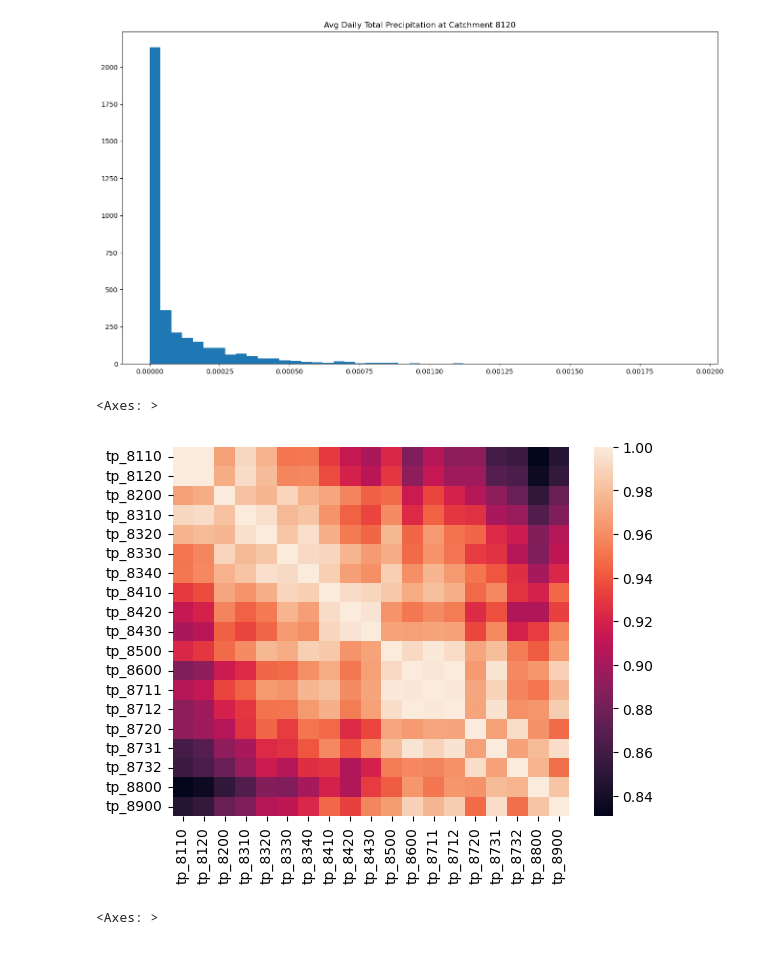
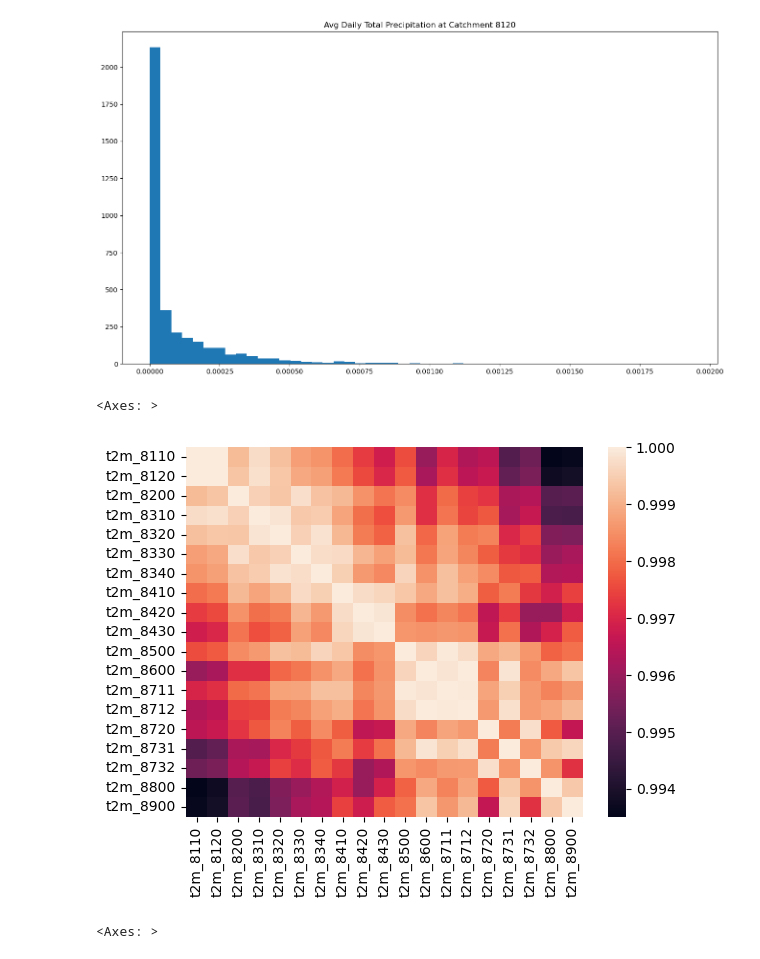
Before and after one commit to henrifnk/Seminar_ClimateNStatistics, a Jupyter notebook: work/07-hydroLSTM/notebooks/meteo_analysis.ipynb, the cells around one changed output. Cells and saved outputs as stored; diff of their text form; code cells hidden in the pictures.

```diff
--- a/work/07-hydroLSTM/notebooks/meteo_analysis.ipynb
+++ b/work/07-hydroLSTM/notebooks/meteo_analysis.ipynb
@@ -81,10 +81,10 @@ plt.hist(meteo_df['tp_8120'],bins = 50)
  <BarContainer object of 50 artists>)
 [figure]
 # %%
-sns.heatmap(meteo_df[[col for col in meteo_df.columns if 'tp' in col]].corr())
+sns.heatmap(meteo_df[[col for col in meteo_df.columns if 't2m' in col]].corr())
 # %% [output]
 <Axes: >
-[figure, old version]
+[figure, new version]
 # %%
 sns.heatmap(meteo_df[[col for col in meteo_df.columns if 'tp' in col]].corr())
 # %% [output]
```
Also changed, not shown: 4 other files.
